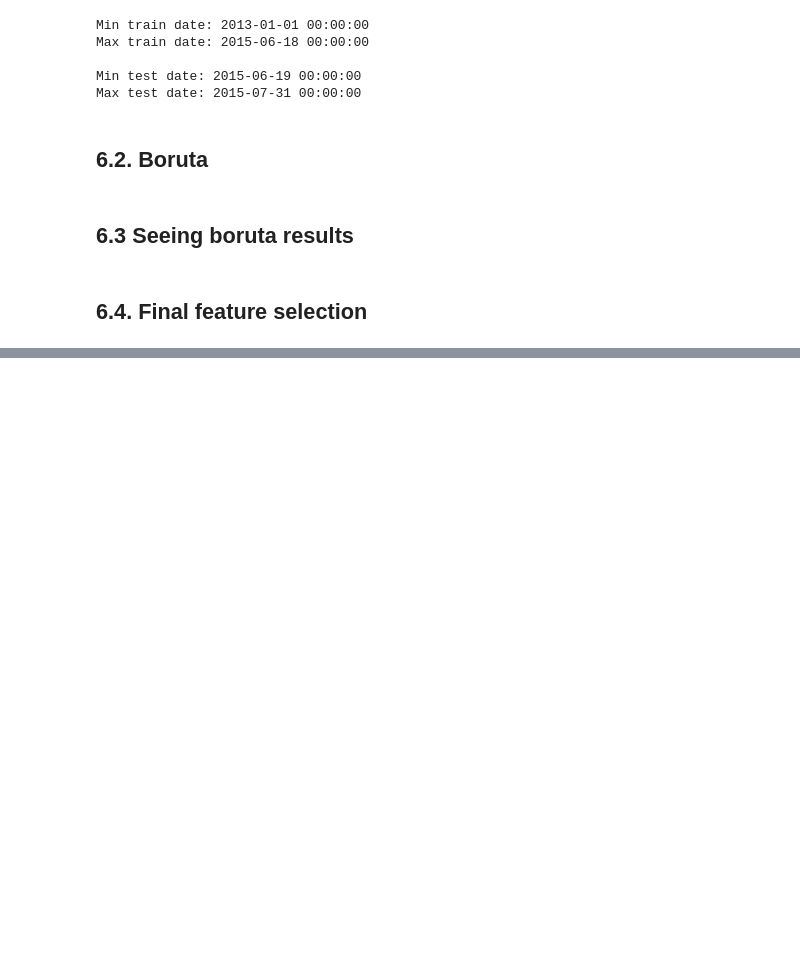
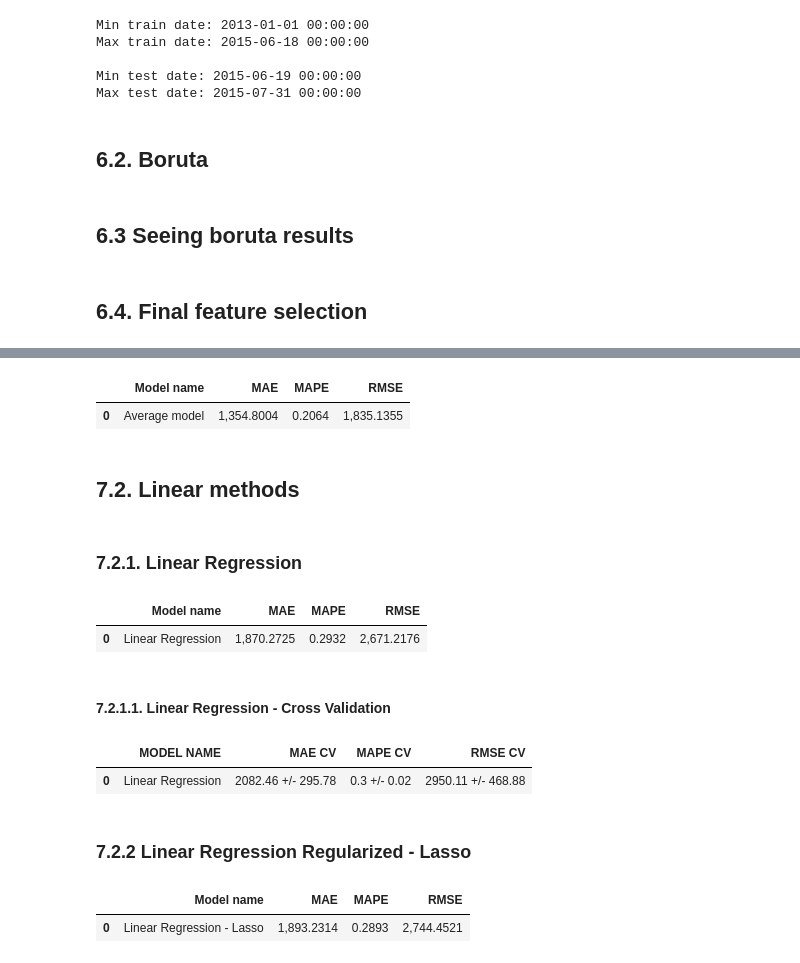
Before and after one commit to hfpmatheus/rossmann_store_sales, a Jupyter notebook: code.ipynb, the cells around one changed output, grey strips where cells are left out. Cells and saved outputs as stored; diff of their text form; code cells hidden in the pictures; blank space fills up the shorter version.

```diff
--- a/code.ipynb
+++ b/code.ipynb
@@ -913,4 +960,5 @@ cols_selected_boruta = [
 feat_to_add = [ 'date', 'sales' ]
 
 # final features
-# cols_selected_boruta.extend( feat_to_add )
+cols_selected_boruta_full = cols_selected_boruta.copy()
+cols_selected_boruta_full.extend( feat_to_add )
@@ -1014,0 +970,3 @@ results
+# %%
+# dataset with columns 'data' and 'sales' selected to cross_validation function parameters
+x_training = x_train[ cols_selected_boruta_full ]
@@ -1014,0 +975,55 @@ results
+# %%
+aux1 = X_test.copy()
+aux1['sales'] = y_test.copy()
+
+# prediction
+aux2 = aux1[['store','sales']].groupby('store').mean().reset_index().rename( columns={'sales': 'prediction'} )
+aux1 = pd.merge( aux1, aux2, how='left', on='store' )
+yhat_baseline = aux1['prediction']
+
+# performance
+baseline_results = ml_error( 'Average model', np.expm1( y_test ) , np.expm1( yhat_baseline ) )
+baseline_results
+# %% [output]
+|  | Model name | MAE | MAPE | RMSE |
+| 0 | Average model | 1,354.8004 | 0.2064 | 1,835.1355 |
+# %% [markdown]
+## 7.2. Linear methods
+# %% [markdown]
+### 7.2.1. Linear Regression
+# %%
+# model training
+lr = LinearRegression().fit( X_train, y_train )
+
+# prediction
+yhat_lr = lr.predict( X_test )
+
+# performance (error)
+lr_results = ml_error( 'Linear Regression', np.expm1( y_test ) , np.expm1( yhat_lr ) )
+lr_results
+# %% [output]
+|  | Model name | MAE | MAPE | RMSE |
+| 0 | Linear Regression | 1,870.2725 | 0.2932 | 2,671.2176 |
+# %% [markdown]
+#### 7.2.1.1. Linear Regression - Cross Validation
+# %%
+lr_results_cv = cross_validation( x_training, 5, 'Linear Regression', lr )
+lr_results_cv
+# %% [output]
+|  | MODEL NAME | MAE CV | MAPE CV | RMSE CV |
+| 0 | Linear Regression | 2082.46 +/- 295.78 | 0.3 +/- 0.02 | 2950.11 +/- 468.88 |
+# %% [markdown]
+### 7.2.2 Linear Regression Regularized - Lasso
+# %%
+# model training
+lrr = Lasso( alpha=0.01 ).fit( X_train, y_train )
+
+# prediction
+yhat_lrr = lrr.predict( X_test )
+
+# performance (error)
+lrr_results = ml_error( 'Linear Regression - Lasso', np.expm1( y_test ) , np.expm1( yhat_lrr ) )
+lrr_results
+# %% [output]
+|  | Model name | MAE | MAPE | RMSE |
+| 0 | Linear Regression - Lasso | 1,893.2314 | 0.2893 | 2,744.4521 |
```
Also changed, not shown: parts of 38 cells of this notebook.
